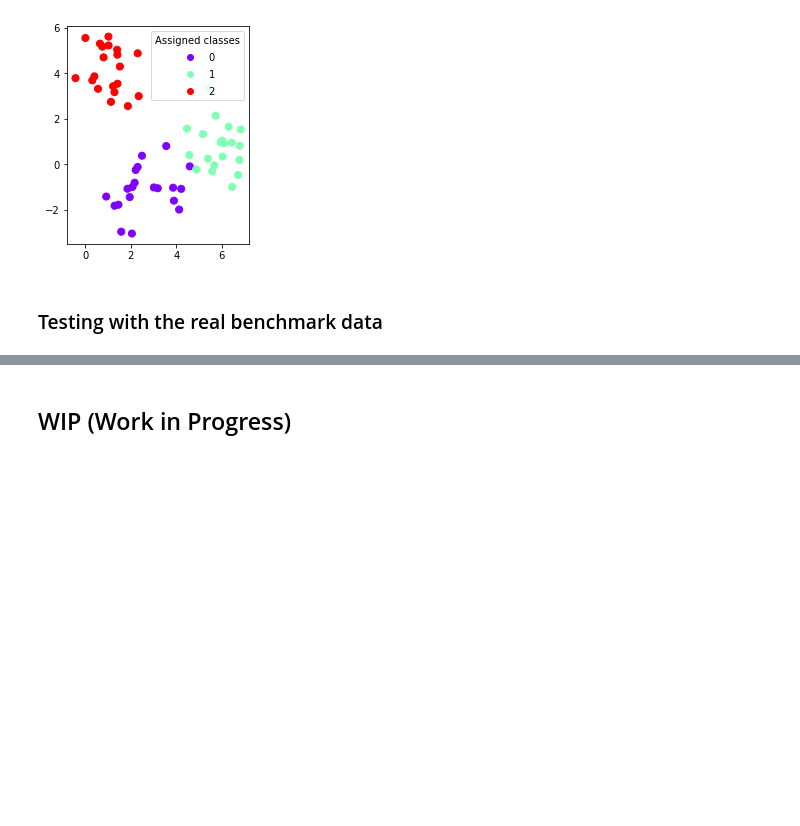
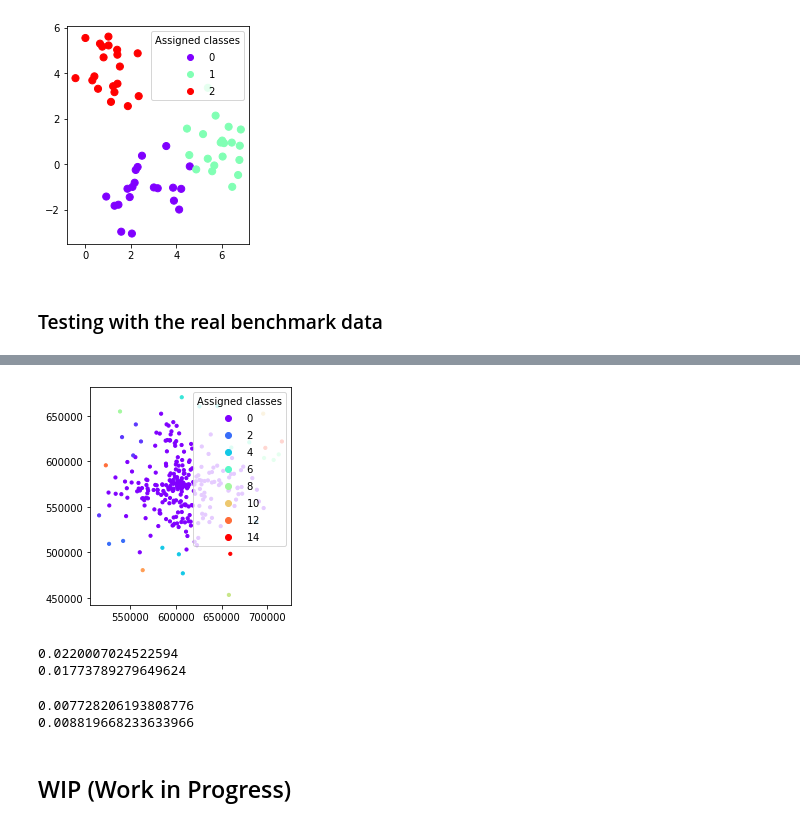
Before and after one commit to paparon96/Clustering, a Jupyter notebook: Aron_Distance_examples.ipynb, the cells around one changed output, grey strips where cells are left out. Saved outputs shown, nothing was run; the diff lists cells and outputs as text; code cells hidden in the pictures; blank space fills up the shorter version.

Commit message:
Added MST to the main notebook, compared index values for different algorithms

```diff
--- a/Aron_Distance_examples.ipynb
+++ b/Aron_Distance_examples.ipynb
@@ -461,3 +571,31 @@ plt.show()
+# %%
+# Scatter plot - MST/Kruskal
+fig,ax = plt.subplots()
+plt.axes().set_aspect('equal')
+scatter=plt.scatter(X[:, 0], X[:, 1], c=result[:,1], s=10 , cmap='rainbow');
+# produce a legend with the unique colors from the scatter
+legend1 = plt.legend(*scatter.legend_elements(),
+                    loc="upper right", title="Assigned classes")
+plt.show()
+# %% [output]
+[figure, added]
+# %%
+## Calculate index values for MST
+db_temp = DB_index(X,centroids,result)
+dunn_temp = dunn_index(X,centroids,result)
+
+print(db_temp)
+print(dunn_temp)
+# %% [output]
+0.0220007024522594
+0.01773789279649624
+# %%
+# Calculate index values for K-Means
+print(cost_values_db[-1])
+print(cost_values_dunn[-1])
+# %% [output]
+0.007728206193808776
+0.008819668233633966
 # %% [markdown]
 ## WIP (Work in Progress)
 # %%
```
Also changed, not shown: parts of 9 cells of this notebook.
